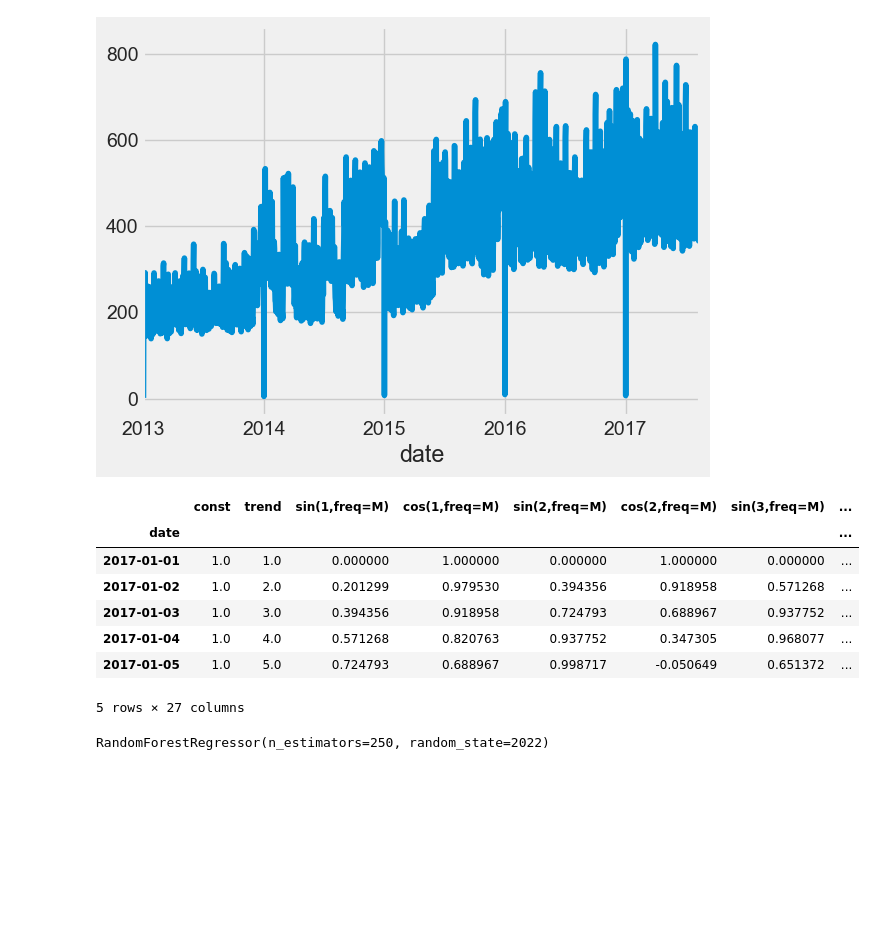
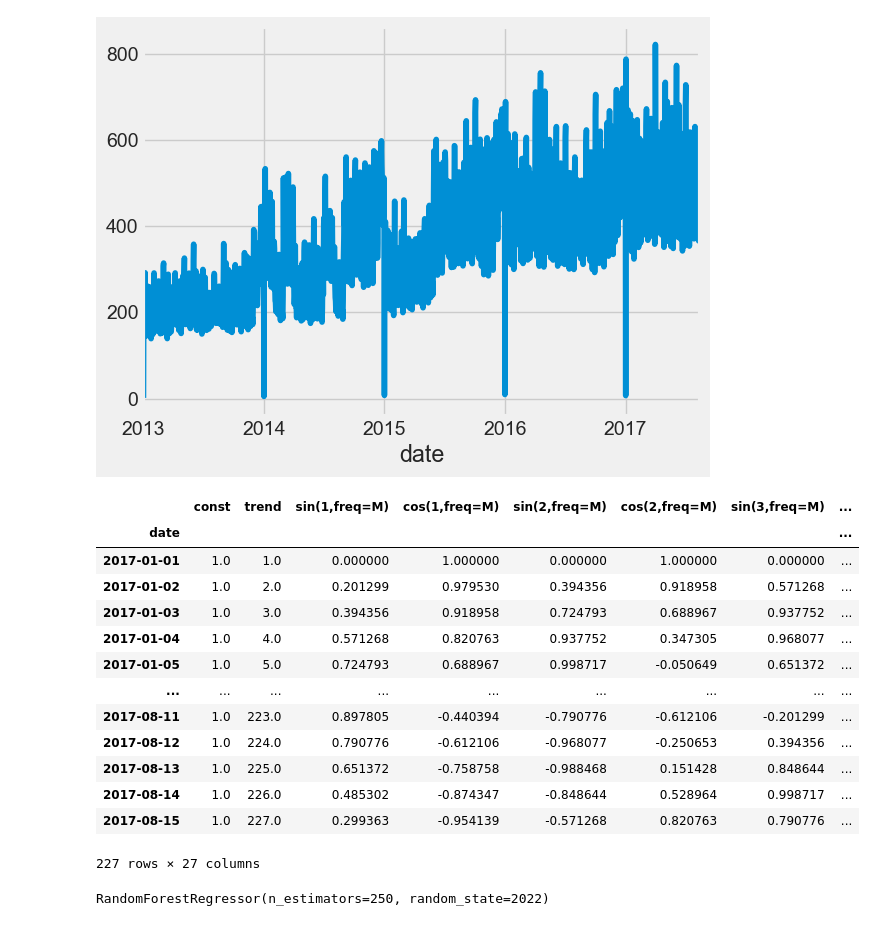
Before and after one commit to wlnk9/Kaggle, a Jupyter notebook: Store Sales/Other Notebooks/str-sales-random-forest.ipynb, the cells around one changed output. Saved outputs shown, nothing was run; the diff lists cells and outputs as text; code cells hidden in the pictures; blank space fills up the shorter version.

Commit message:
Prep raw material data

```diff
--- a/Store Sales/Other Notebooks/str-sales-random-forest.ipynb
+++ b/Store Sales/Other Notebooks/str-sales-random-forest.ipynb
@@ -25,7 +25,7 @@ color_pallet
  (0.5450980392156862, 0.5450980392156862, 0.5450980392156862),
  (0.5058823529411764, 0.058823529411764705, 0.48627450980392156)]
 # %%
-df_train = pd.read_csv(r'./data/train.csv',
+df_train = pd.read_csv(r'C:\Users\derek.filko\DataspellProjects\Kaggle\Store Sales\data\train.csv',
                        usecols=['store_nbr', 'family', 'date', 'sales'],
     dtype={
         'store_nbr': 'category',
@@ -87,16 +87,22 @@ drop=True
 X= dp.in_sample()
 X['NewYear'] = X.index.dayofyear ==1
 # %%
-X.head()
+X
 # %% [output]
 |  | const | trend | sin(1,freq=M) | cos(1,freq=M) | sin(2,freq=M) | cos(2,freq=M) | sin(3,freq=M) | ... |
 | date |  |  |  |  |  |  |  | ... |
 | 2017-01-01 | 1.0 | 1.0 | 0.000000 | 1.000000 | 0.000000 | 1.000000 | 0.000000 | ... |
 | 2017-01-02 | 1.0 | 2.0 | 0.201299 | 0.979530 | 0.394356 | 0.918958 | 0.571268 | ... |
 | 2017-01-03 | 1.0 | 3.0 | 0.394356 | 0.918958 | 0.724793 | 0.688967 | 0.937752 | ... |
 | 2017-01-04 | 1.0 | 4.0 | 0.571268 | 0.820763 | 0.937752 | 0.347305 | 0.968077 | ... |
 | 2017-01-05 | 1.0 | 5.0 | 0.724793 | 0.688967 | 0.998717 | -0.050649 | 0.651372 | ... |
+| ... | ... | ... | ... | ... | ... | ... | ... | ... |
+| 2017-08-11 | 1.0 | 223.0 | 0.897805 | -0.440394 | -0.790776 | -0.612106 | -0.201299 | ... |
+| 2017-08-12 | 1.0 | 224.0 | 0.790776 | -0.612106 | -0.968077 | -0.250653 | 0.394356 | ... |
+| 2017-08-13 | 1.0 | 225.0 | 0.651372 | -0.758758 | -0.988468 | 0.151428 | 0.848644 | ... |
+| 2017-08-14 | 1.0 | 226.0 | 0.485302 | -0.874347 | -0.848644 | 0.528964 | 0.998717 | ... |
+| 2017-08-15 | 1.0 | 227.0 | 0.299363 | -0.954139 | -0.571268 | 0.820763 | 0.790776 | ... |
-5 rows × 27 columns
+227 rows × 27 columns
 # %%
 model_rf = RandomForestRegressor(n_estimators=250,random_state=2022, verbose=0)
 
```
Also changed, not shown: parts of 3 cells of this notebook, 6 other files.
